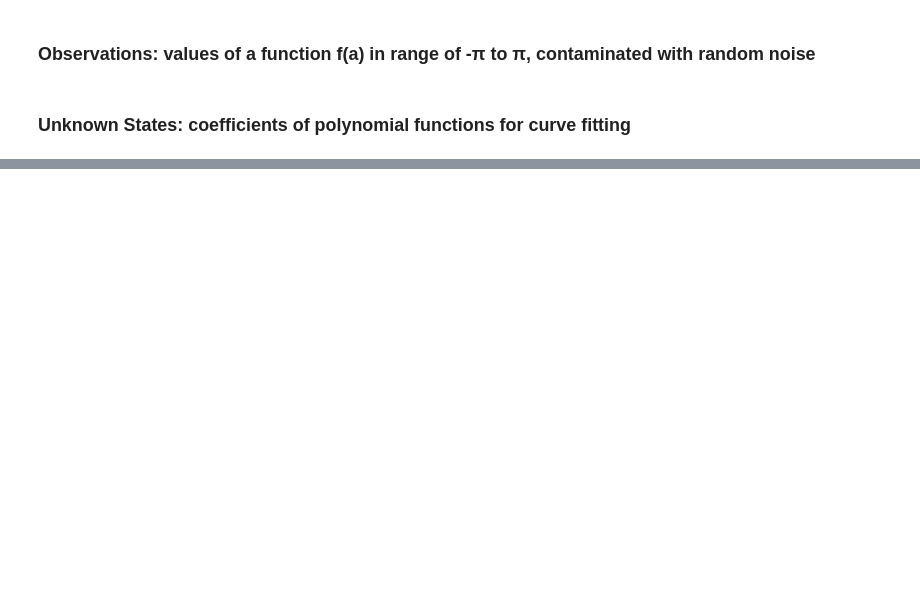
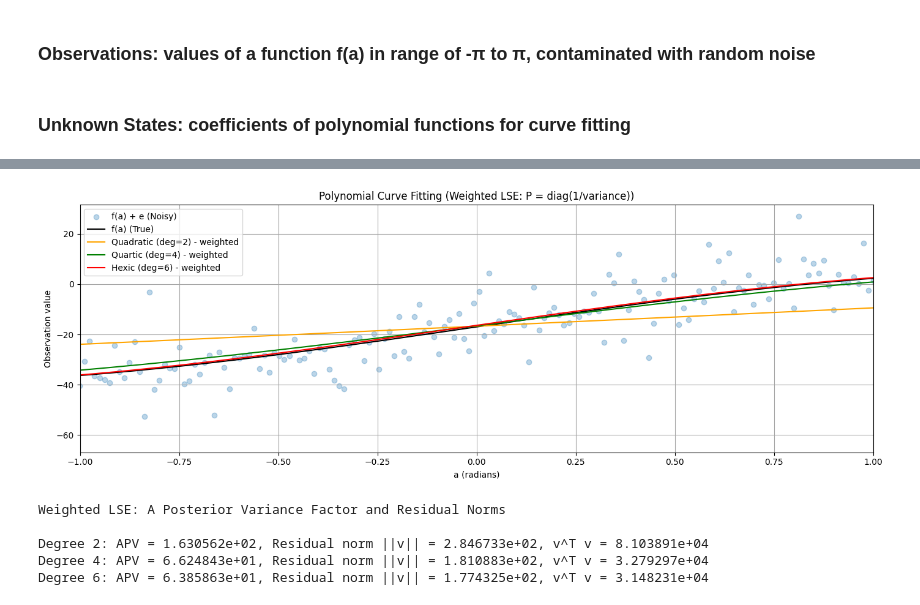
Before and after one commit to caydincleland/ENGG680_2025_Fall_group8Fork, a Jupyter notebook: Lab_Assignment1/Assignment1.ipynb, the cells around one changed output, grey strips where cells are left out. Cells and saved outputs as stored; diff of their text form; code cells hidden in the pictures; blank space fills up the shorter version.

```diff
--- a/Lab_Assignment1/Assignment1.ipynb
+++ b/Lab_Assignment1/Assignment1.ipynb
@@ -801,12 +906,66 @@ fig.tight_layout()
 # now, let's define the P matrix with the proper weights of observation
 # use the variance of observation l_var, define P matrix
 # (1 mark)
-P = #...
+# Observation weight matrix: P = diag(1 / variance)
+P = np.diag(1 / l_var)
 # %%
 # step 13
 # repeat the steps 6-10, using the proper P matrix
 # (7 marks)
-# ...
+# 1) Fit for degrees 2,4,6 using weighted P
+weighted_results = {}
+for deg in [2, 4, 6]:
+    x_w, cov_x_w, apv_w, v_w = fit_polynomial_curve(a, l, P, deg)
+    weighted_results[deg] = {
+        'x': x_w,
+        'cov_x': cov_x_w,
+        'apv': apv_w,
+        'v': v_w
+    }
+
+# 2) Construct polynomial evaluation arrays (np.polyval expects coeffs highest->lowest)
+quadratic_w = np.polyval(weighted_results[2]['x'][::-1], a)
+quartic_w   = np.polyval(weighted_results[4]['x'][::-1], a)
+hexic_w     = np.polyval(weighted_results[6]['x'][::-1], a)
+
+# 3) Plot noisy obs, true function, and weighted fits
+fig, ax = plt.subplots(nrows=1, ncols=1, figsize=(14, 5))
+
+# Noisy observations
+ax.scatter(a, l, label="f(a) + e (Noisy)", color='tab:blue', marker='o', alpha=0.3)
+
+# True observations
+ax.plot(a, l_true, label="f(a) (True)", color='k')
+
+# Weighted fitted polynomial curves
+ax.plot(a, quadratic_w, label="Quadratic (deg=2) - weighted", color='orange')
+ax.plot(a, quartic_w,  label="Quartic (deg=4) - weighted", color='green')
+ax.plot(a, hexic_w,    label="Hexic (deg=6) - weighted", color='red')
+
+ax.set_xlabel("a (radians)")
+ax.set_ylabel("Observation value")
+ax.set_title("Polynomial Curve Fitting (Weighted LSE: P = diag(1/variance))")
+ax.legend()
+ax.set_xlim(-1, 1)
+ax.grid(True, which='both', ls='-', color='0.65')
+fig.tight_layout()
+plt.show()
+
+# 4) Print a posterior variance factors and residual norms for each degree
+print("Weighted LSE: A Posterior Variance Factor and Residual Norms\n")
+for deg in [2, 4, 6]:
+    apv = weighted_results[deg]['apv']
+    v   = weighted_results[deg]['v']
+    res_norm = np.linalg.norm(v)                  # ||v||
+    res_norm_sq = float(v.T @ v)                  # v^T v
+    print(f"Degree {deg}: APV = {apv:.6e}, Residual norm ||v|| = {res_norm:.6e}, v^T v = {res_norm_sq:.6e}")
+# %% [output]
+[figure, added]
+Weighted LSE: A Posterior Variance Factor and Residual Norms
+
+Degree 2: APV = 1.630562e+02, Residual norm ||v|| = 2.846733e+02, v^T v = 8.103891e+04
+Degree 4: APV = 6.624843e+01, Residual norm ||v|| = 1.810883e+02, v^T v = 3.279297e+04
+Degree 6: APV = 6.385863e+01, Residual norm ||v|| = 1.774325e+02, v^T v = 3.148231e+04
 # %%
 # step 14
 # Compare the results of a posterier variance factor and norm from unweighted LSE and weighted LSE, what phenomena do you observe? Explain this phenomena.
```
Also changed, not shown: parts of 10 cells of this notebook.
